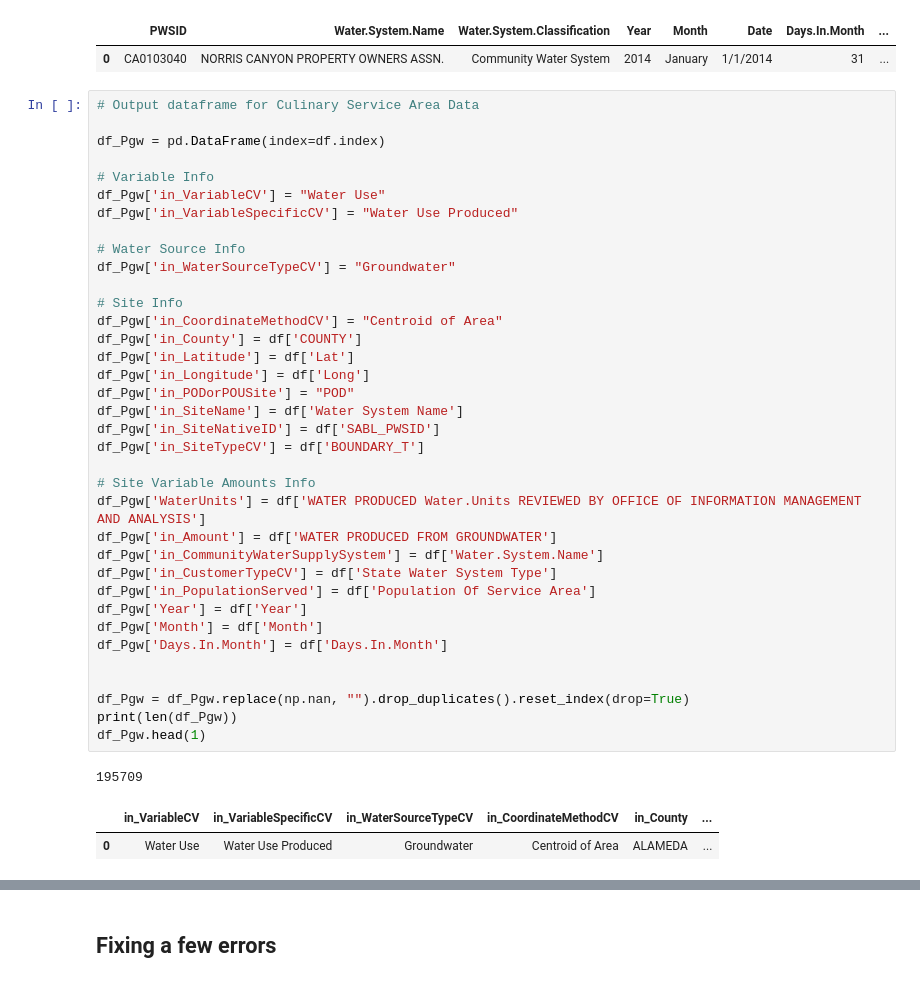
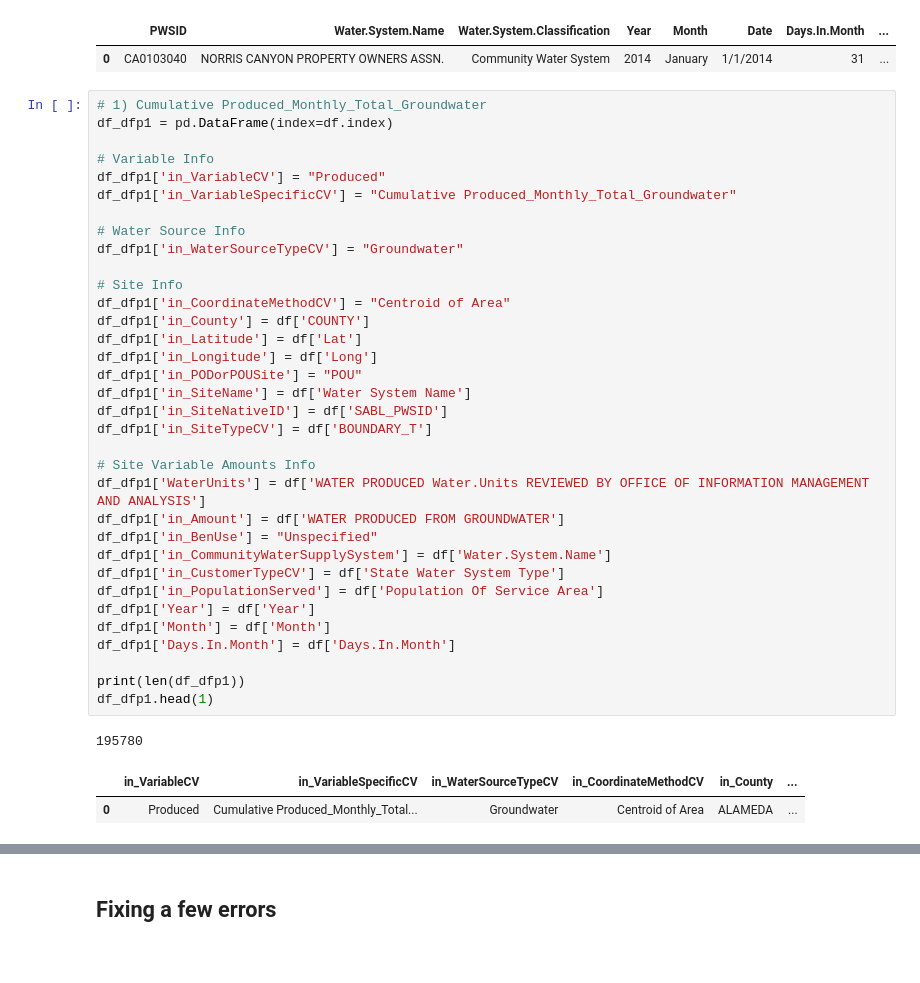
Before and after one commit to WSWCWaterDataExchange/MappingStatesDataToWaDE2.0, a Jupyter notebook: California/SiteSpecificAmounts/0_PreProcessCASiteSpecificData.ipynb, the cells around one changed output, grey strips where cells are left out. Saved outputs shown, nothing was run; the diff lists cells and outputs as text.

```diff
--- a/California/SiteSpecificAmounts/0_PreProcessCASiteSpecificData.ipynb
+++ b/California/SiteSpecificAmounts/0_PreProcessCASiteSpecificData.ipynb
@@ -156,42 +423,40 @@ df.head(1)
 |  | PWSID | Water.System.Name | Water.System.Classification | Year | Month | Date | Days.In.Month | ... |
 | 0 | CA0103040 | NORRIS CANYON PROPERTY OWNERS ASSN. | Community Water System | 2014 | January | 1/1/2014 | 31 | ... |
 # %%
-# Output dataframe for Culinary Service Area Data
-
-df_Pgw = pd.DataFrame(index=df.index)
+# 1) Cumulative Produced_Monthly_Total_Groundwater
+df_dfp1 = pd.DataFrame(index=df.index)
 
 # Variable Info
-df_Pgw['in_VariableCV'] = "Water Use"
-df_Pgw['in_VariableSpecificCV'] = "Water Use Produced"
+df_dfp1['in_VariableCV'] = "Produced"
+df_dfp1['in_VariableSpecificCV'] = "Cumulative Produced_Monthly_Total_Groundwater"
 
 # Water Source Info
-df_Pgw['in_WaterSourceTypeCV'] = "Groundwater"
+df_dfp1['in_WaterSourceTypeCV'] = "Groundwater"
 
 # Site Info
-df_Pgw['in_CoordinateMethodCV'] = "Centroid of Area"
-df_Pgw['in_County'] = df['COUNTY']
-df_Pgw['in_Latitude'] = df['Lat']
-df_Pgw['in_Longitude'] = df['Long']
-df_Pgw['in_PODorPOUSite'] = "POD"
-df_Pgw['in_SiteName'] = df['Water System Name']
-df_Pgw['in_SiteNativeID'] = df['SABL_PWSID']
-df_Pgw['in_SiteTypeCV'] = df['BOUNDARY_T']
+df_dfp1['in_CoordinateMethodCV'] = "Centroid of Area"
+df_dfp1['in_County'] = df['COUNTY']
+df_dfp1['in_Latitude'] = df['Lat']
+df_dfp1['in_Longitude'] = df['Long']
+df_dfp1['in_PODorPOUSite'] = "POU"
+df_dfp1['in_SiteName'] = df['Water System Name']
+df_dfp1['in_SiteNativeID'] = df['SABL_PWSID']
+df_dfp1['in_SiteTypeCV'] = df['BOUNDARY_T']
 
 # Site Variable Amounts Info
-df_Pgw['WaterUnits'] = df['WATER PRODUCED Water.Units REVIEWED BY OFFICE OF INFORMATION MANAGEMENT AND ANALYSIS']
-df_Pgw['in_Amount'] = df['WATER PRODUCED FROM GROUNDWATER']
-df_Pgw['in_CommunityWaterSupplySystem'] = df['Water.System.Name']
-df_Pgw['in_CustomerTypeCV'] = df['State Water System Type']
-df_Pgw['in_PopulationServed'] = df['Population Of Service Area']
-df_Pgw['Year'] = df['Year']
-df_Pgw['Month'] = df['Month']
-df_Pgw['Days.In.Month'] = df['Days.In.Month']
+df_dfp1['WaterUnits'] = df['WATER PRODUCED Water.Units REVIEWED BY OFFICE OF INFORMATION MANAGEMENT AND ANALYSIS']
+df_dfp1['in_Amount'] = df['WATER PRODUCED FROM GROUNDWATER']
+df_dfp1['in_BenUse'] = "Unspecified"
+df_dfp1['in_CommunityWaterSupplySystem'] = df['Water.System.Name']
+df_dfp1['in_CustomerTypeCV'] = df['State Water System Type']
+df_dfp1['in_PopulationServed'] = df['Population Of Service Area']
+df_dfp1['Year'] = df['Year']
+df_dfp1['Month'] = df['Month']
+df_dfp1['Days.In.Month'] = df['Days.In.Month']
 
-
-df_Pgw = df_Pgw.replace(np.nan, "").drop_duplicates().reset_index(drop=True)
-print(len(df_Pgw))
-df_Pgw.head(1)
+print(len(df_dfp1))
+df_dfp1.head(1)
 # %% [output]
-195709
+195780
 |  | in_VariableCV | in_VariableSpecificCV | in_WaterSourceTypeCV | in_CoordinateMethodCV | in_County | ... |
-| 0 | Water Use | Water Use Produced | Groundwater | Centroid of Area | ALAMEDA | ... |
+| 0 | Produced | Cumulative Produced_Monthly_Total... | Groundwater | Centroid of Area | ALAMEDA | ... |
```
Also changed, not shown: parts of 30 cells of this notebook, 26 other files.
